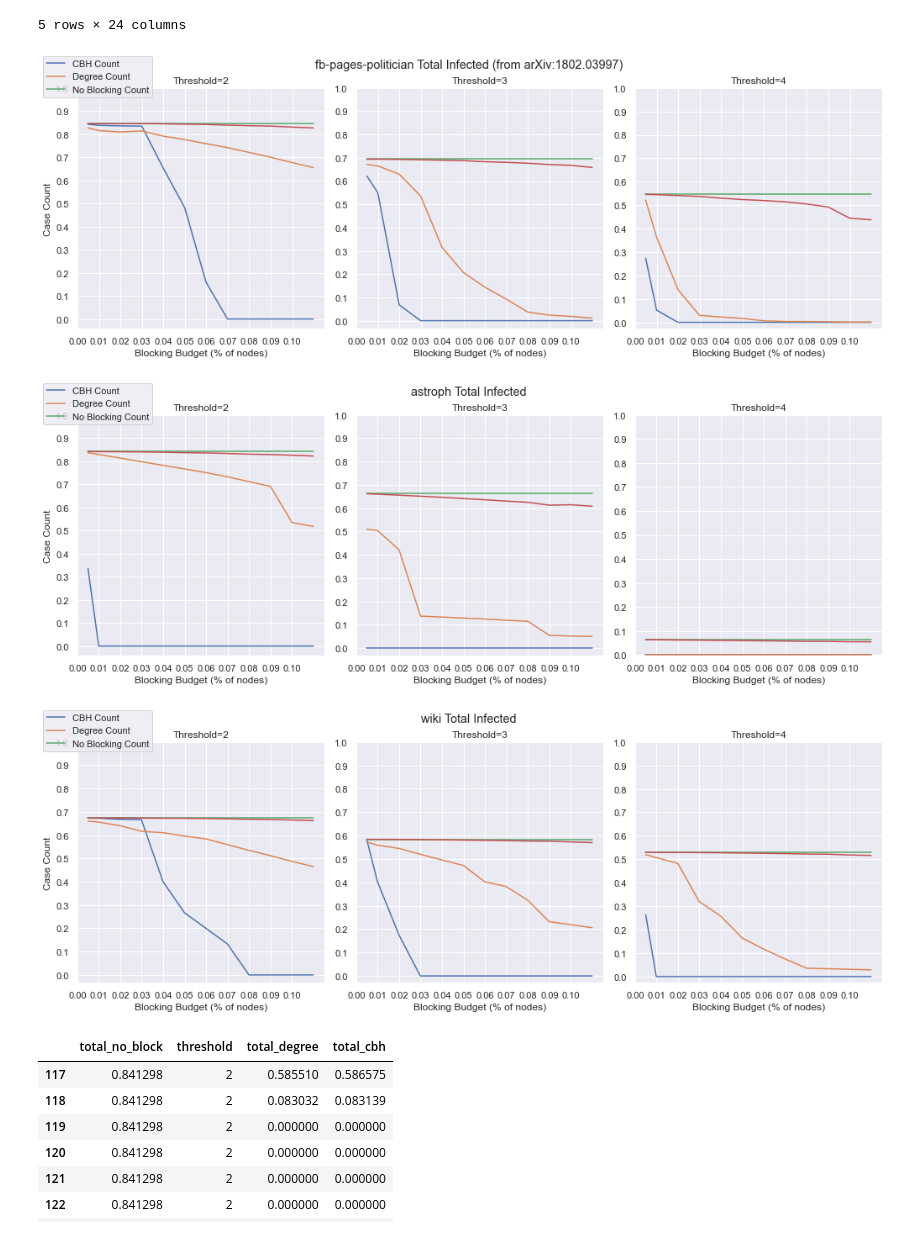
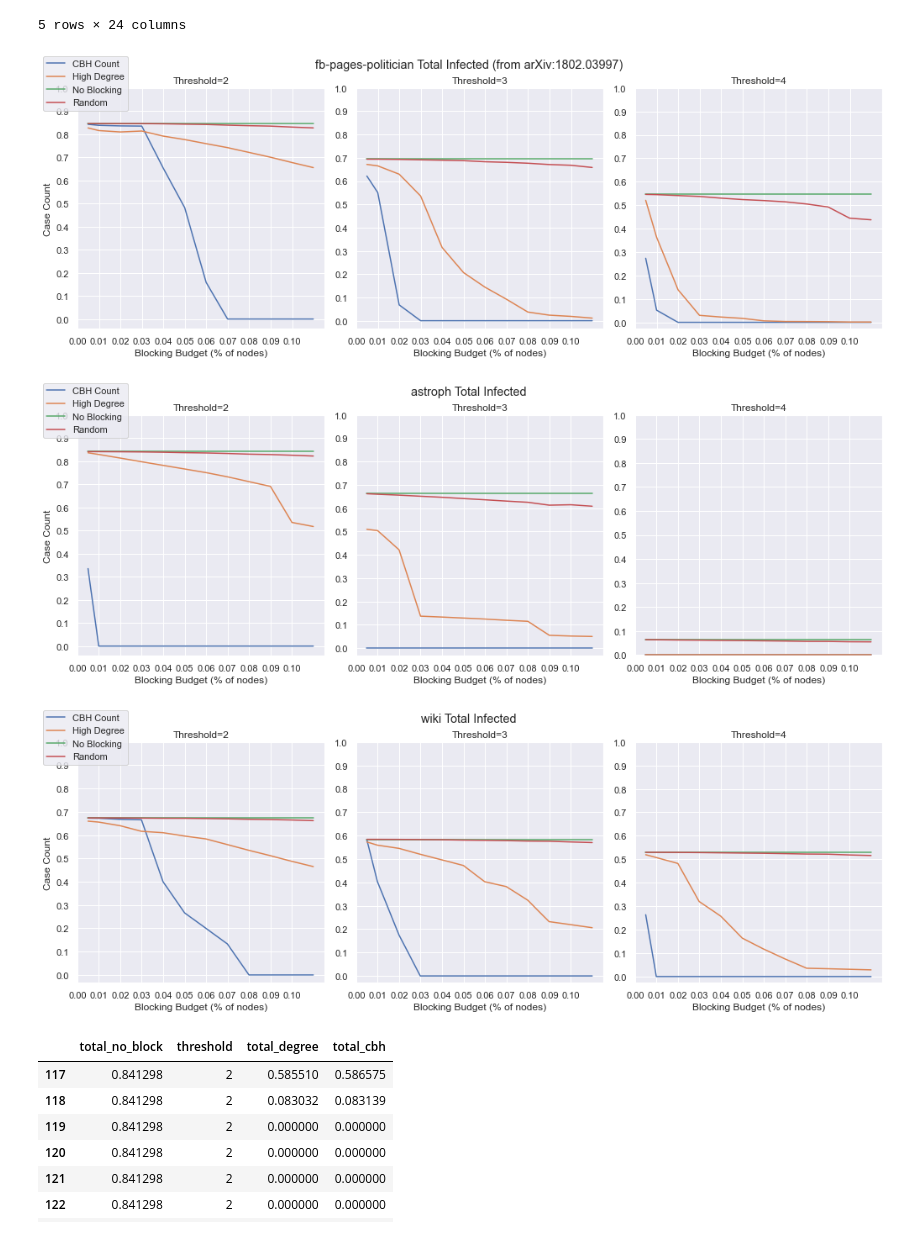
Before and after one commit to hcars/threshold_simulations_refactored, a Jupyter notebook: complex_net_proposal/experiment_results/analysis.ipynb, the cells around one changed output. Drawn from its saved outputs; the diff is of its cells as text; code cells hidden in the pictures.

Commit message:
Fixed legend; added random.

```diff
--- a/complex_net_proposal/experiment_results/analysis.ipynb
+++ b/complex_net_proposal/experiment_results/analysis.ipynb
@@ -32,35 +32,35 @@ for i in range(results.shape[0]):
 # %%
 import matplotlib.pyplot as plt
 import numpy as np
 names = ['fb-pages-politician','astroph', 'wiki']
 thres = [2, 3, 4]
 
 for name in names:
     threshold = results[results.network_name == name]
     fig, ax = plt.subplots(1,3, figsize=(14, 5))
     fig.suptitle(name + " Total Infected")
     if name == 'fb-pages-politician':
         fig.suptitle(name + " Total Infected (from arXiv:1802.03997)")
 #        threshold = threshold[threshold.seed_size == 10]
     for i in range(len(thres)):
         subdf = threshold[threshold.threshold == thres[i]]
         cbh, = ax[i].plot(list(subdf.budget_total)[:-1], list(subdf.total_cbh)[:-1])
         degree, = ax[i].plot(list(subdf.budget_total)[:-1], list(subdf.total_degree)[:-1])
         no_block, = ax[i].plot(list(subdf.budget_total)[:-1], list(subdf.total_no_block)[:-1])
         random, = ax[i].plot(list(subdf.budget_total)[:-1], list(subdf.total_random)[:-1])
         ax[i].set_xticks(np.arange(0, .11, .01))
         ax[i].set_yticks(np.arange(0, 1.1, .1))
     fig.tight_layout(pad=1)
-    fig.legend([cbh, degree, no_block], ['CBH Count', "Degree Count", "No Blocking Count"], loc='upper left')
+    fig.legend([cbh, degree, no_block, random], ['CBH Count', "High Degree", "No Blocking", "Random"], loc='upper left')
     for i in range(3):
         ax[i].set_xlabel("Blocking Budget (% of nodes)")
         ax[i].set_title("Threshold=" + str(thres[i]))
     ax[0].set_ylabel("Case Count")
     plt.savefig("infected_cnt_" + name + ".pdf", bbox_inches="tight")
 # %% [output]
-[figure, old version]
+[figure, new version]
-[figure, old version]
+[figure, new version]
-[figure, old version]
+[figure, new version]
 # %%
 astroph = results[(results.network_name == "astroph")]
 
```
Also changed, not shown: 3 other files.
